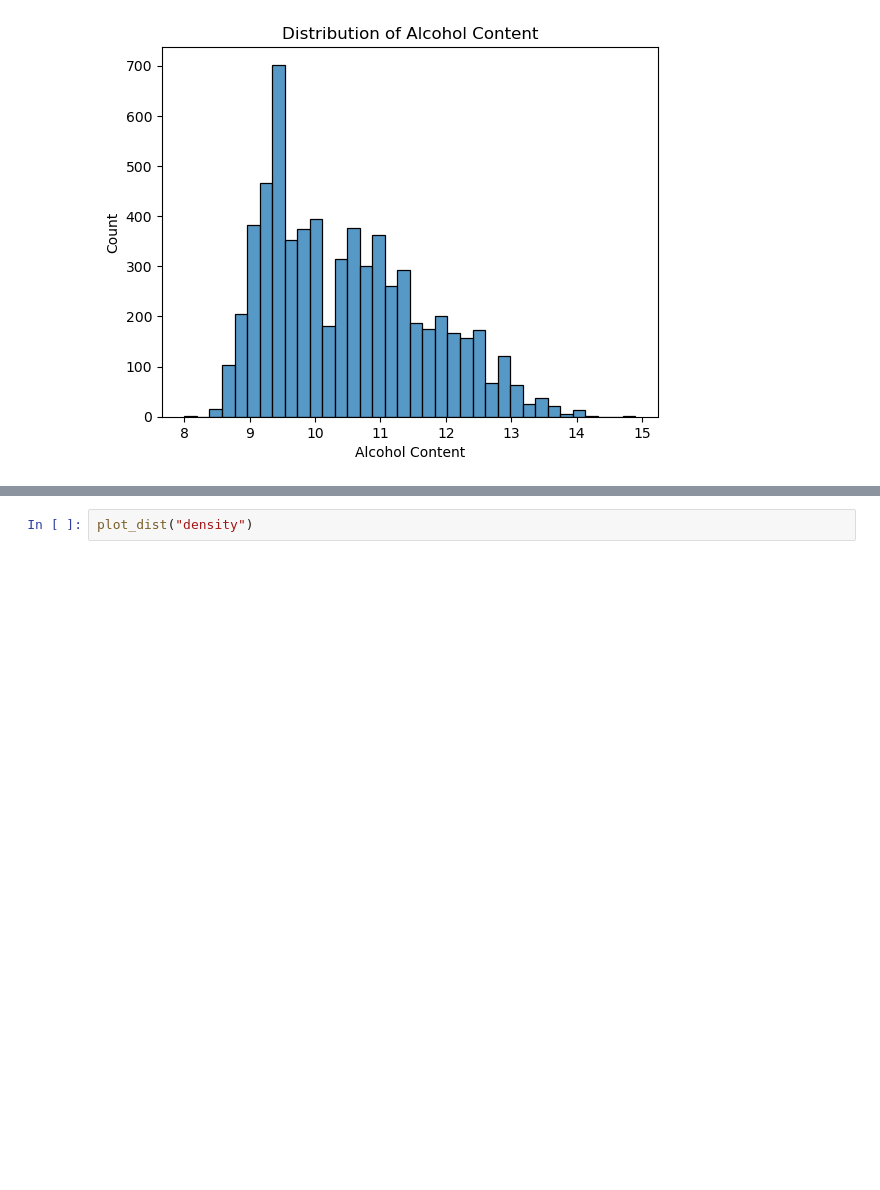
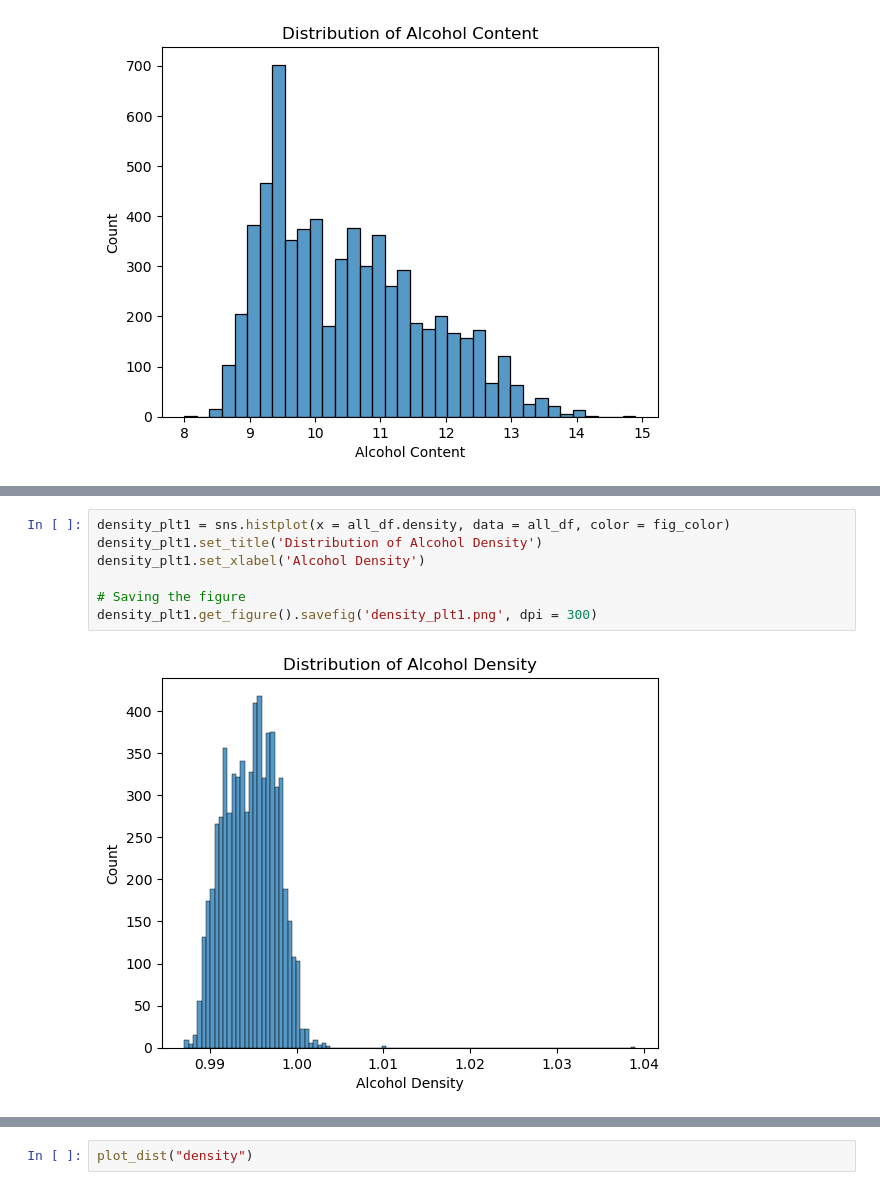
Before and after one commit to notlilawells/Saturn-303-3, a Jupyter notebook: EDA.ipynb, the cells around one changed output, grey strips where cells are left out. Drawn from its saved outputs; the diff is of its cells as text; blank space fills up the shorter version.

Commit message:
Adding more plots

```diff
--- a/EDA.ipynb
+++ b/EDA.ipynb
@@ -114,0 +117,9 @@ alc_plot2.get_figure().savefig('alc_plot_eda_plot2.png', dpi = 300)
+# %%
+density_plt1 = sns.histplot(x = all_df.density, data = all_df, color = fig_color)
+density_plt1.set_title('Distribution of Alcohol Density')
+density_plt1.set_xlabel('Alcohol Density')
+
+# Saving the figure
+density_plt1.get_figure().savefig('density_plt1.png', dpi = 300)
+# %% [output]
+[figure, added]
```
Also changed, not shown: parts of 2 cells of this notebook, 2 other files.
